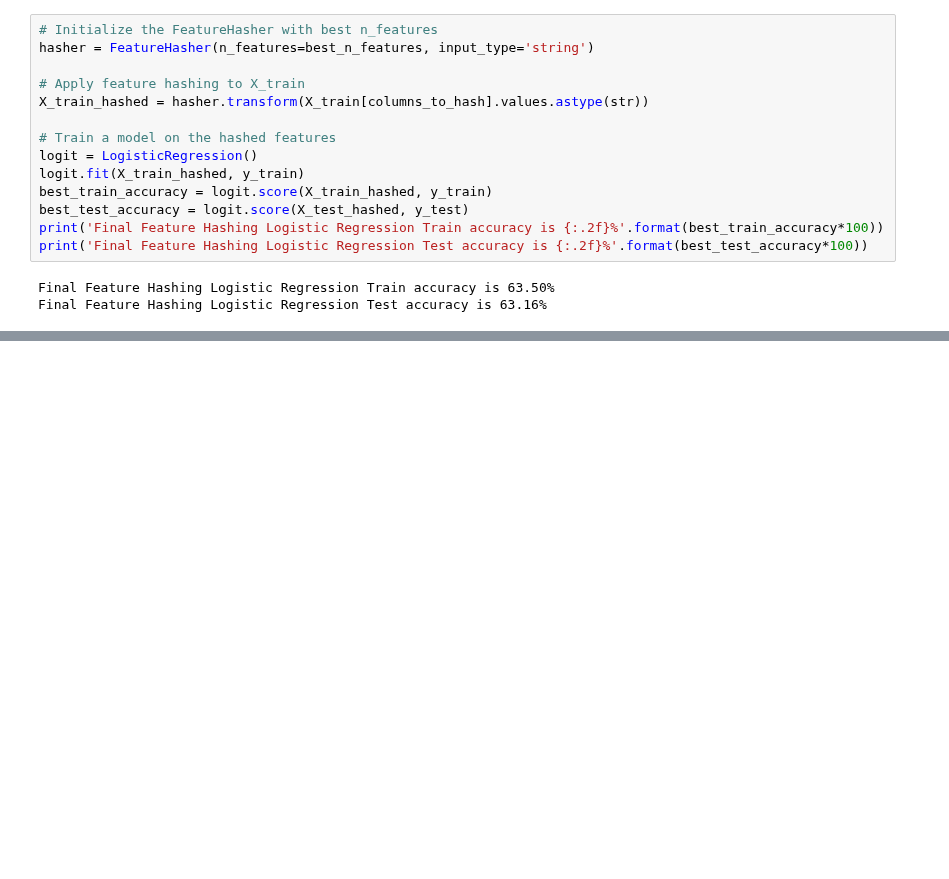
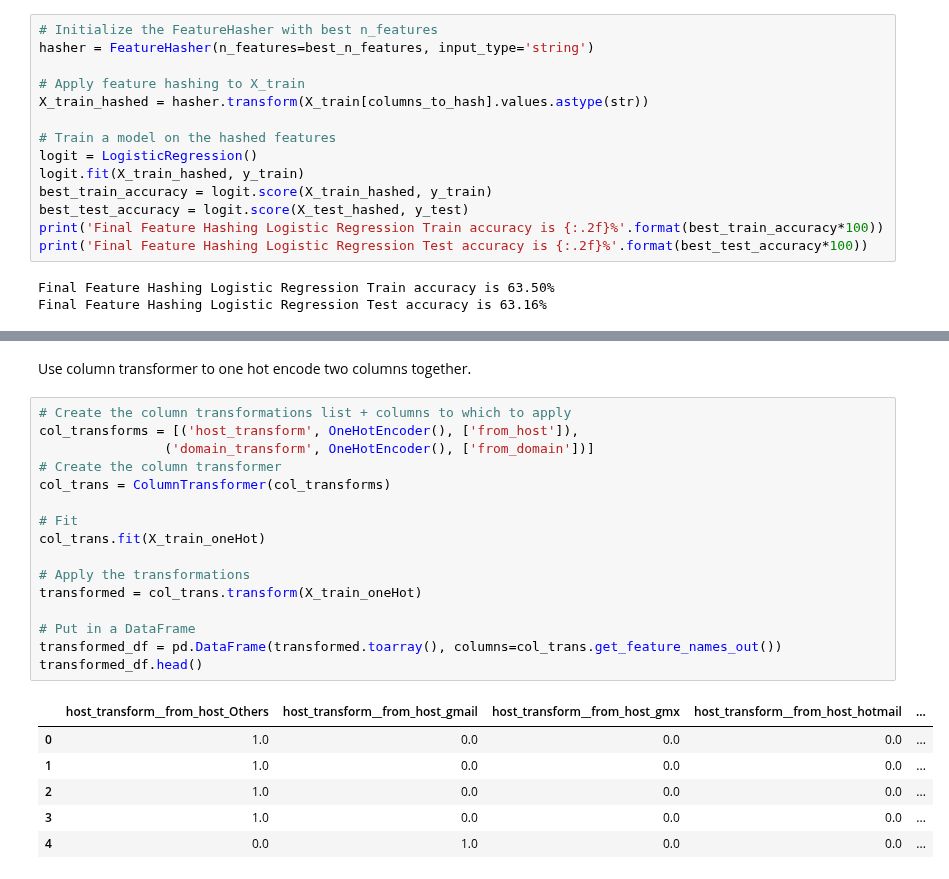
Before and after one commit to dfrancis-tech/email_spam, a Jupyter notebook: Feature_Engineering.ipynb, the cells around one changed output, grey strips where cells are left out. Drawn from its saved outputs; the diff is of its cells as text; blank space fills up the shorter version.

```diff
--- a/Feature_Engineering.ipynb
+++ b/Feature_Engineering.ipynb
@@ -686,0 +705,25 @@ The shape of X_validation is (5600, 76)
+# %% [markdown]
+Use column transformer to one hot encode two columns together.
+# %%
+# Create the column transformations list + columns to which to apply
+col_transforms = [('host_transform', OneHotEncoder(), ['from_host']),
+                ('domain_transform', OneHotEncoder(), ['from_domain'])]
+# Create the column transformer
+col_trans = ColumnTransformer(col_transforms)
+
+# Fit
+col_trans.fit(X_train_oneHot)
+
+# Apply the transformations
+transformed = col_trans.transform(X_train_oneHot)
+
+# Put in a DataFrame
+transformed_df = pd.DataFrame(transformed.toarray(), columns=col_trans.get_feature_names_out())
+transformed_df.head()
+# %% [output]
+|  | host_transform__from_host_Others | host_transform__from_host_gmail | host_transform__from_host_gmx | host_transform__from_host_hotmail | ... |
+| 0 | 1.0 | 0.0 | 0.0 | 0.0 | ... |
+| 1 | 1.0 | 0.0 | 0.0 | 0.0 | ... |
+| 2 | 1.0 | 0.0 | 0.0 | 0.0 | ... |
+| 3 | 1.0 | 0.0 | 0.0 | 0.0 | ... |
+| 4 | 0.0 | 1.0 | 0.0 | 0.0 | ... |
```
Also changed, not shown: parts of 34 cells of this notebook.
